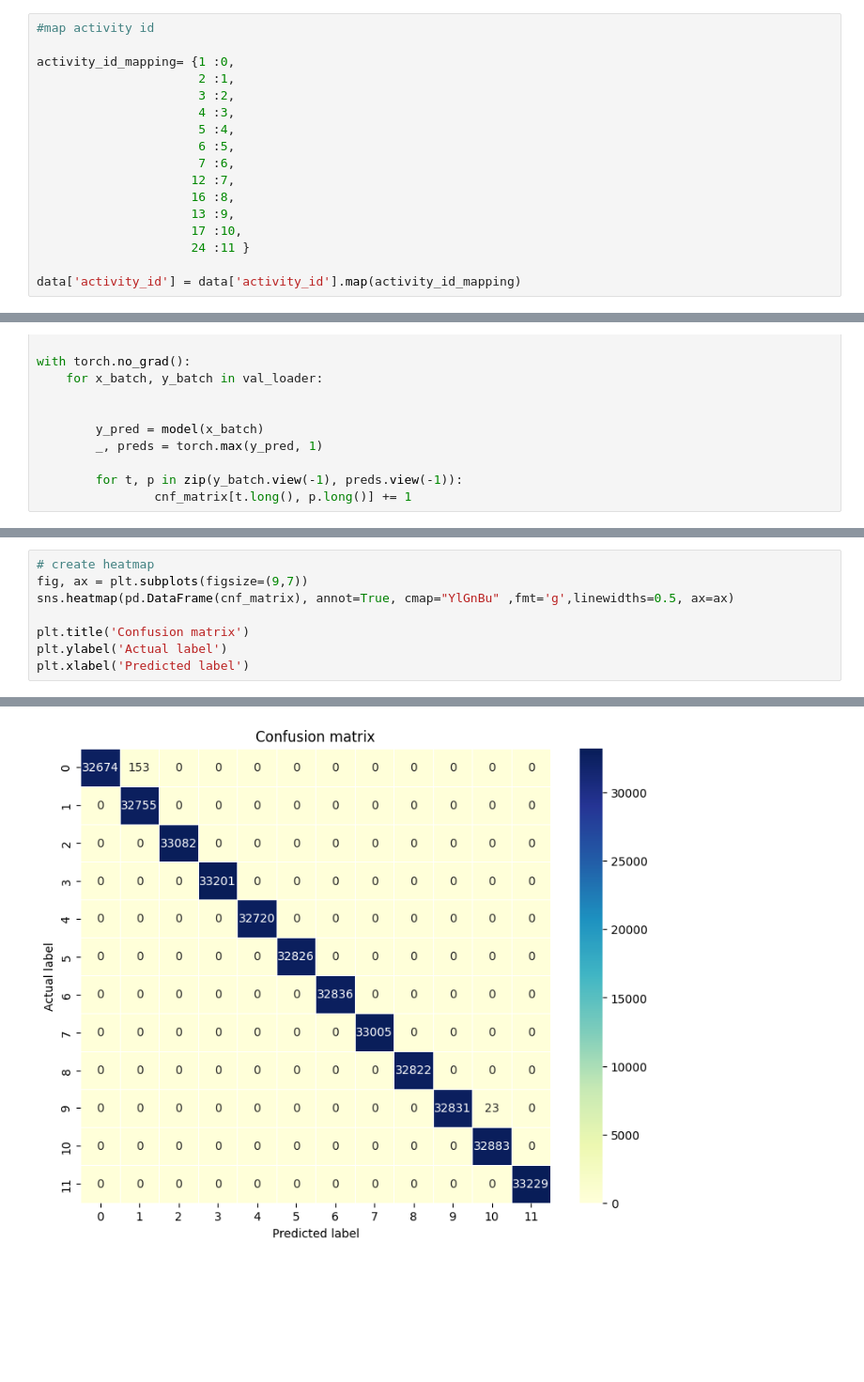
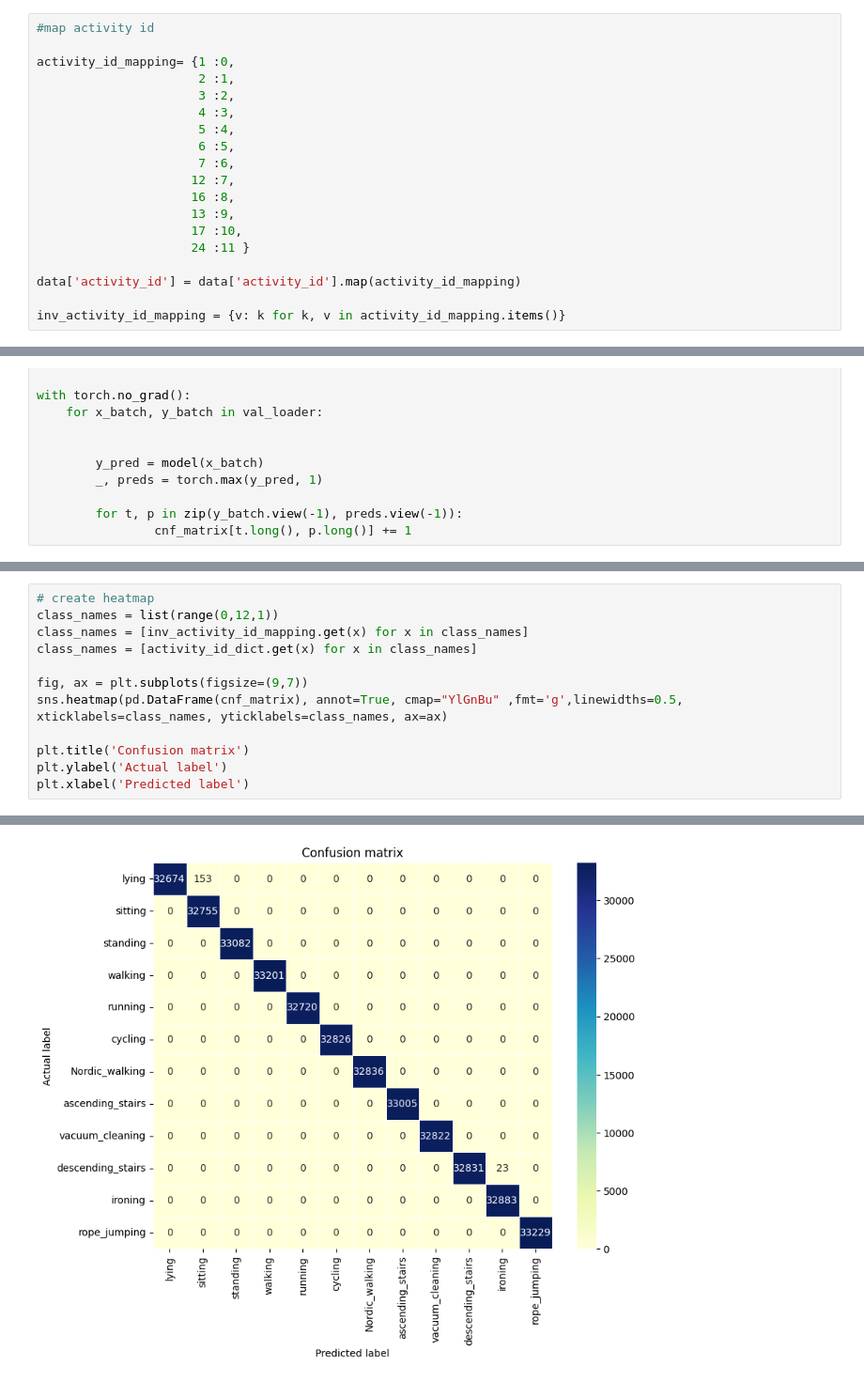
Before and after one commit to swetzel1/introduction_to_ml, a Jupyter notebook: project/final_project_nn.ipynb, the cells around one changed output, grey strips where cells are left out. Shown at 94% size. Saved outputs shown, nothing was run; the diff lists cells and outputs as text; blank space fills up the shorter version.

```diff
--- a/project/final_project_nn.ipynb
+++ b/project/final_project_nn.ipynb
@@ -95,6 +95,8 @@ activity_id_mapping= {1 :0,
                      24 :11 }
 
 data['activity_id'] = data['activity_id'].map(activity_id_mapping)
+
+inv_activity_id_mapping = {v: k for k, v in activity_id_mapping.items()}
 # %%
 data.head()
 # %% [output]
@@ -228,7 +242,11 @@ with torch.no_grad():
 # %%
 # create heatmap
+class_names = list(range(0,12,1))
+class_names = [inv_activity_id_mapping.get(x) for x in class_names]
+class_names = [activity_id_dict.get(x) for x in class_names]
+
 fig, ax = plt.subplots(figsize=(9,7))
-sns.heatmap(pd.DataFrame(cnf_matrix), annot=True, cmap="YlGnBu" ,fmt='g',linewidths=0.5, ax=ax)
+sns.heatmap(pd.DataFrame(cnf_matrix), annot=True, cmap="YlGnBu" ,fmt='g',linewidths=0.5, xticklabels=class_names, yticklabels=class_names, ax=ax)
 
 plt.title('Confusion matrix')
 plt.ylabel('Actual label')
@@ -238 +256 @@ Text(0.5, 47.7222222222222, 'Predicted label')
-[figure, old version]
+[figure, new version]
```
Also changed, not shown: parts of 3 cells of this notebook.
